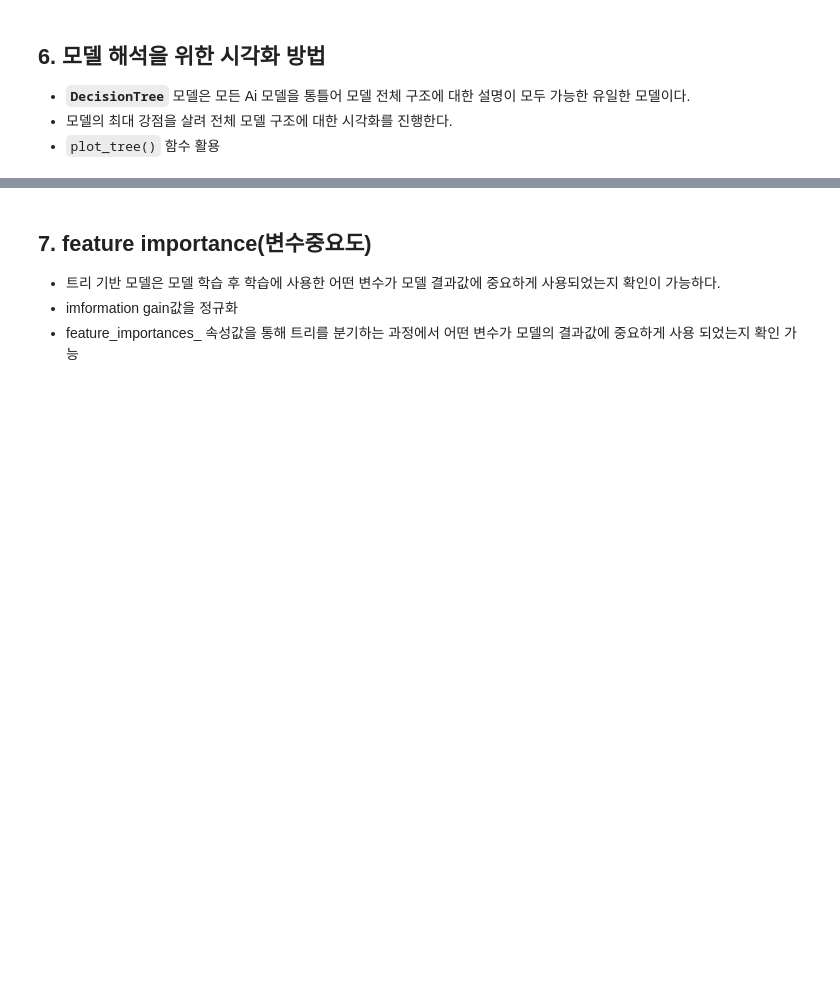
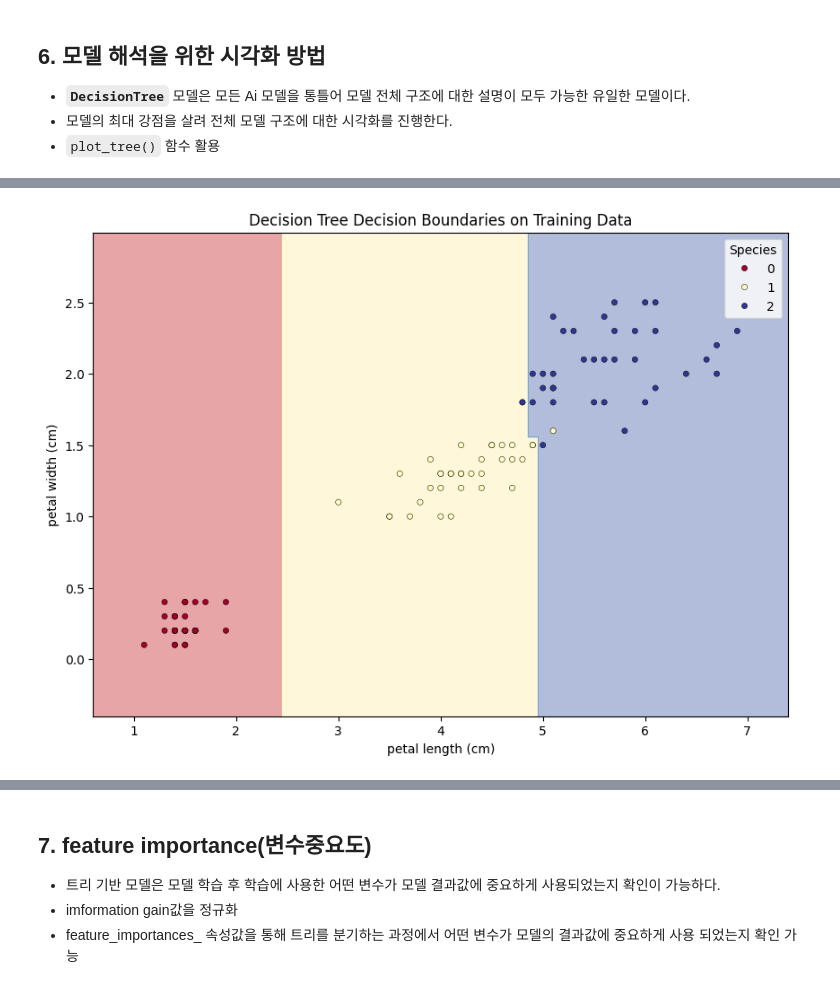
Before and after one commit to RFATS/TreeBasedModel_and_DNN, a Jupyter notebook: 01_ML_DecisionTree.ipynb, the cells around one changed output, grey strips where cells are left out. Cells and saved outputs as stored; diff of their text form; code cells hidden in the pictures; blank space fills up the shorter version.

```diff
--- a/01_ML_DecisionTree.ipynb
+++ b/01_ML_DecisionTree.ipynb
@@ -131,0 +276,43 @@ $${2 * precision * recall \over precision + recall}$$
+# %%
+# 모델 학습 과정 시각화 및 분기선 그리기
+import numpy as np
+import matplotlib.pyplot as plt
+import seaborn as sns
+from sklearn.tree import DecisionTreeClassifier # Ensure DecisionTreeClassifier is imported if not already in current scope
+
+# 필요한 특성만 선택
+X_plot = X_train[['petal length (cm)', 'petal width (cm)']]
+
+# 최소/최대 값 설정
+x_min, x_max = X_plot.iloc[:, 0].min() - 0.5, X_plot.iloc[:, 0].max() + 0.5
+y_min, y_max = X_plot.iloc[:, 1].min() - 0.5, X_plot.iloc[:, 1].max() + 0.5
+h = 0.01 # step size in the mesh
+
+# 그리드 생성
+xx, yy = np.meshgrid(np.arange(x_min, x_max, h), np.arange(y_min, y_max, h))
+
+# 모델 재훈련 (분기선 시각화를 위해 2D 데이터로)
+# 기존 dtc 모델을 재활용하거나, 필요시 새로운 모델 생성
+dt_visualize = DecisionTreeClassifier(max_depth=dtc.max_depth, random_state=dtc.random_state)
+dt_visualize.fit(X_plot, y_train)
+
+# 그리드 포인트에 대한 예측 수행
+Z = dt_visualize.predict(np.c_[xx.ravel(), yy.ravel()])
+
+# 예측 결과를 컬러맵으로 변환
+Z = Z.reshape(xx.shape)
+
+plt.figure(figsize=(10, 7))
+# 결정 경계 그리기
+plt.contourf(xx, yy, Z, alpha=0.4, cmap=plt.cm.RdYlBu)
+
+# 원본 데이터 포인트 그리기
+sns.scatterplot(data=X_train, x='petal length (cm)', y='petal width (cm)', hue=y_train, palette='RdYlBu', edgecolor='k', s=20)
+
+plt.title('Decision Tree Decision Boundaries on Training Data')
+plt.xlabel('petal length (cm)')
+plt.ylabel('petal width (cm)')
+plt.legend(title='Species')
+plt.show()
+# %% [output]
+[figure, added]
```
Also changed, not shown: parts of 30 cells of this notebook.
